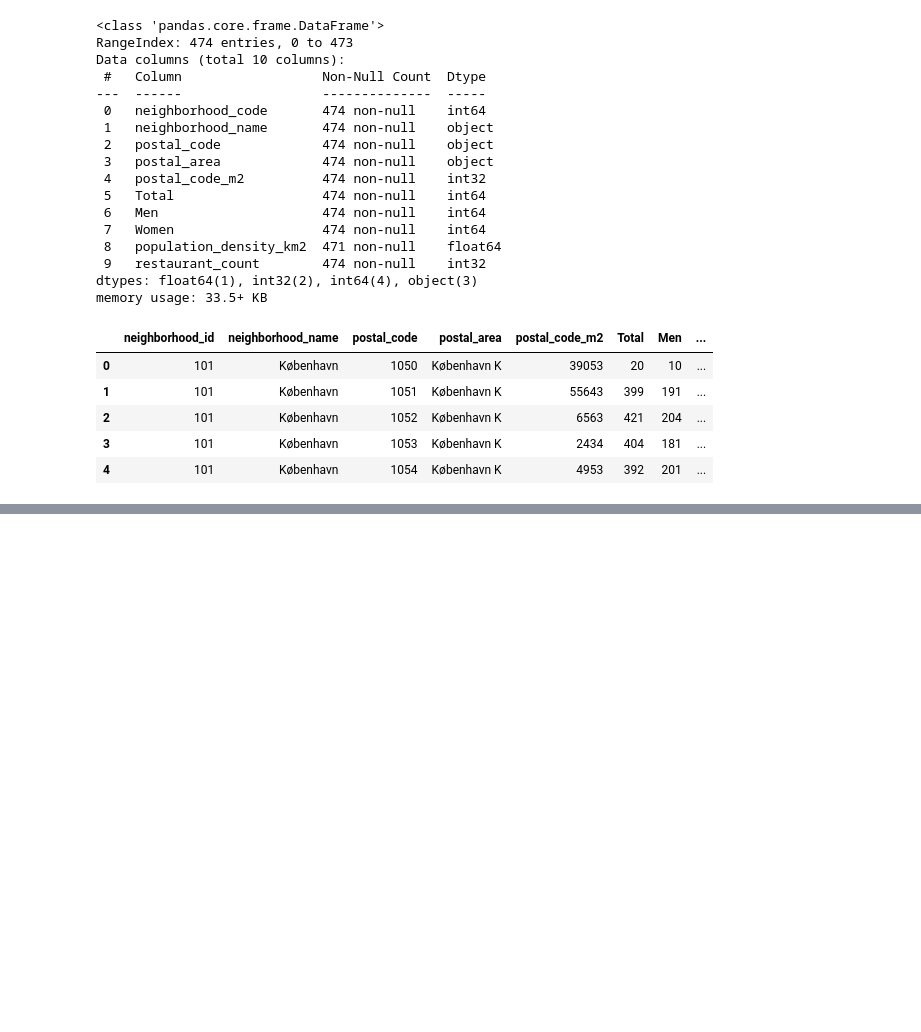
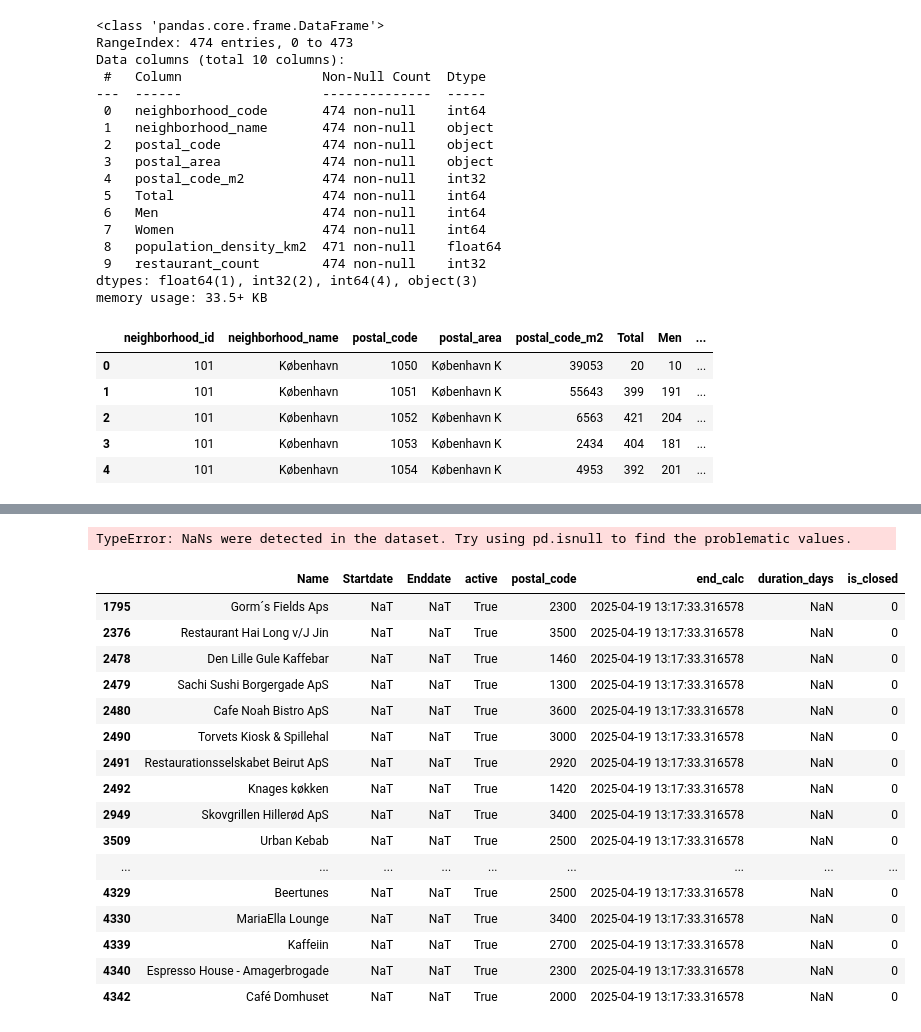
Before and after one commit to Gabriellanaro/StayingAlive, a Jupyter notebook: src/main.ipynb, the cells around one changed output, grey strips where cells are left out. Drawn from its saved outputs; the diff is of its cells as text; code cells hidden in the pictures; blank space fills up the shorter version.

```diff
--- a/src/main.ipynb
+++ b/src/main.ipynb
@@ -149,0 +157,24 @@ population_df.head()
+# %%
+# Dataset preparation
+#  name | start_date | end_date | is_closed | duration_days | group
+restaurants_df = pd.read_csv("restaurants_df.csv")
+survival_df = restaurants_df[["Name", "Startdate", "Enddate", "active", "postal_code"]]
+
+# Convert Startdate and Enddate to datetime
+survival_df["Startdate"] = pd.to_datetime(survival_df["Startdate"], errors="coerce")
+survival_df["Enddate"] = pd.to_datetime(survival_df["Enddate"], errors="coerce")
+
+
+# Today's date (for open restaurants)
+today = pd.to_datetime("today")
+
+# Duration in days
+survival_df["end_calc"] = survival_df["Enddate"].fillna(today)
+survival_df["duration_days"] = (
+    survival_df["end_calc"] - survival_df["Startdate"]
+).dt.days
+
+# Event observed: 1 if restaurant closed, 0 if still active
+survival_df["is_closed"] = survival_df["active"].apply(lambda x: 0 if x else 1)
+
+survival_df.head()
@@ -149,0 +230,43 @@ population_df.head()
+# %%
+from lifelines import KaplanMeierFitter
+import matplotlib.pyplot as plt
+
+# Load your data
+# df = pd.read_csv("your_restaurant_data.csv")  # or use a DataFrame directly
+
+# Initialize Kaplan-Meier estimator
+kmf = KaplanMeierFitter()
+
+# Plot for all restaurants
+kmf.fit(
+    durations=survival_df["duration_days"],
+    event_observed=survival_df["is_closed"],
+    label="All Restaurants",
+)
+kmf.plot_survival_function()
+plt.title("Survival of Restaurants in Copenhagen")
+plt.xlabel("Days since opening")
+plt.ylabel("Probability of being open")
+plt.show()
+# %% [output]
+TypeError: NaNs were detected in the dataset. Try using pd.isnull to find the problematic values.
+# %%
+pd.count(survival_df[survival_df["duration_days"].isna()])
+# %% [output]
+|  | Name | Startdate | Enddate | active | postal_code | end_calc | duration_days | is_closed |
+| 1795 | Gorm´s Fields Aps | NaT | NaT | True | 2300 | 2025-04-19 13:17:33.316578 | NaN | 0 |
+| 2376 | Restaurant Hai Long v/J Jin | NaT | NaT | True | 3500 | 2025-04-19 13:17:33.316578 | NaN | 0 |
+| 2478 | Den Lille Gule Kaffebar | NaT | NaT | True | 1460 | 2025-04-19 13:17:33.316578 | NaN | 0 |
+| 2479 | Sachi Sushi Borgergade ApS | NaT | NaT | True | 1300 | 2025-04-19 13:17:33.316578 | NaN | 0 |
+| 2480 | Cafe Noah Bistro ApS | NaT | NaT | True | 3600 | 2025-04-19 13:17:33.316578 | NaN | 0 |
+| 2490 | Torvets Kiosk & Spillehal | NaT | NaT | True | 3000 | 2025-04-19 13:17:33.316578 | NaN | 0 |
+| 2491 | Restaurationsselskabet Beirut ApS | NaT | NaT | True | 2920 | 2025-04-19 13:17:33.316578 | NaN | 0 |
+| 2492 | Knages køkken | NaT | NaT | True | 1420 | 2025-04-19 13:17:33.316578 | NaN | 0 |
+| 2949 | Skovgrillen Hillerød ApS | NaT | NaT | True | 3400 | 2025-04-19 13:17:33.316578 | NaN | 0 |
+| 3509 | Urban Kebab | NaT | NaT | True | 2500 | 2025-04-19 13:17:33.316578 | NaN | 0 |
+| ... | ... | ... | ... | ... | ... | ... | ... | ... |
+| 4329 | Beertunes | NaT | NaT | True | 2500 | 2025-04-19 13:17:33.316578 | NaN | 0 |
+| 4330 | MariaElla Lounge | NaT | NaT | True | 3400 | 2025-04-19 13:17:33.316578 | NaN | 0 |
+| 4339 | Kaffeiin | NaT | NaT | True | 2700 | 2025-04-19 13:17:33.316578 | NaN | 0 |
+| 4340 | Espresso House - Amagerbrogade | NaT | NaT | True | 2300 | 2025-04-19 13:17:33.316578 | NaN | 0 |
+| 4342 | Café Domhuset | NaT | NaT | True | 2000 | 2025-04-19 13:17:33.316578 | NaN | 0 |
```
Also changed, not shown: parts of 4 cells of this notebook.
